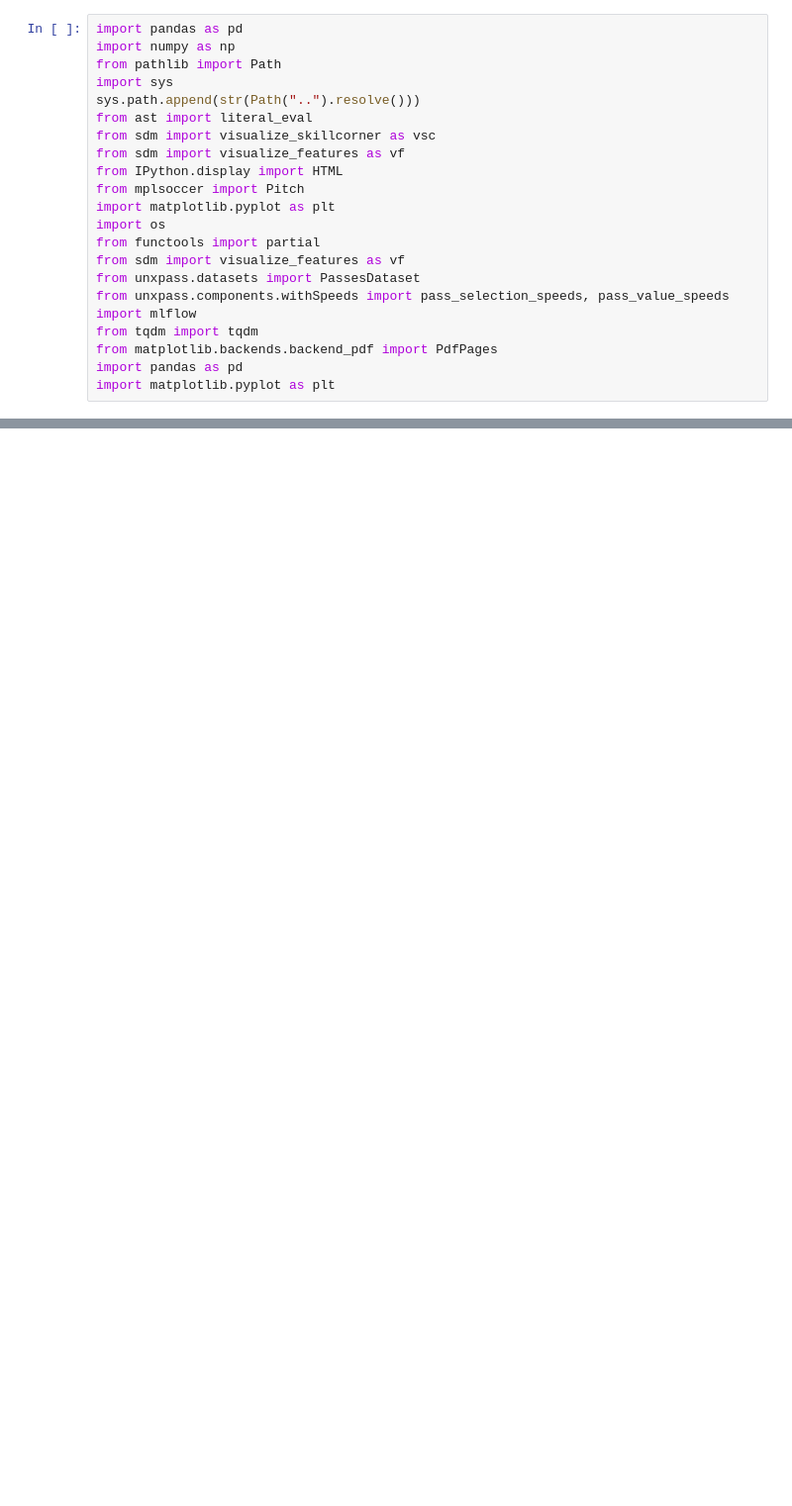
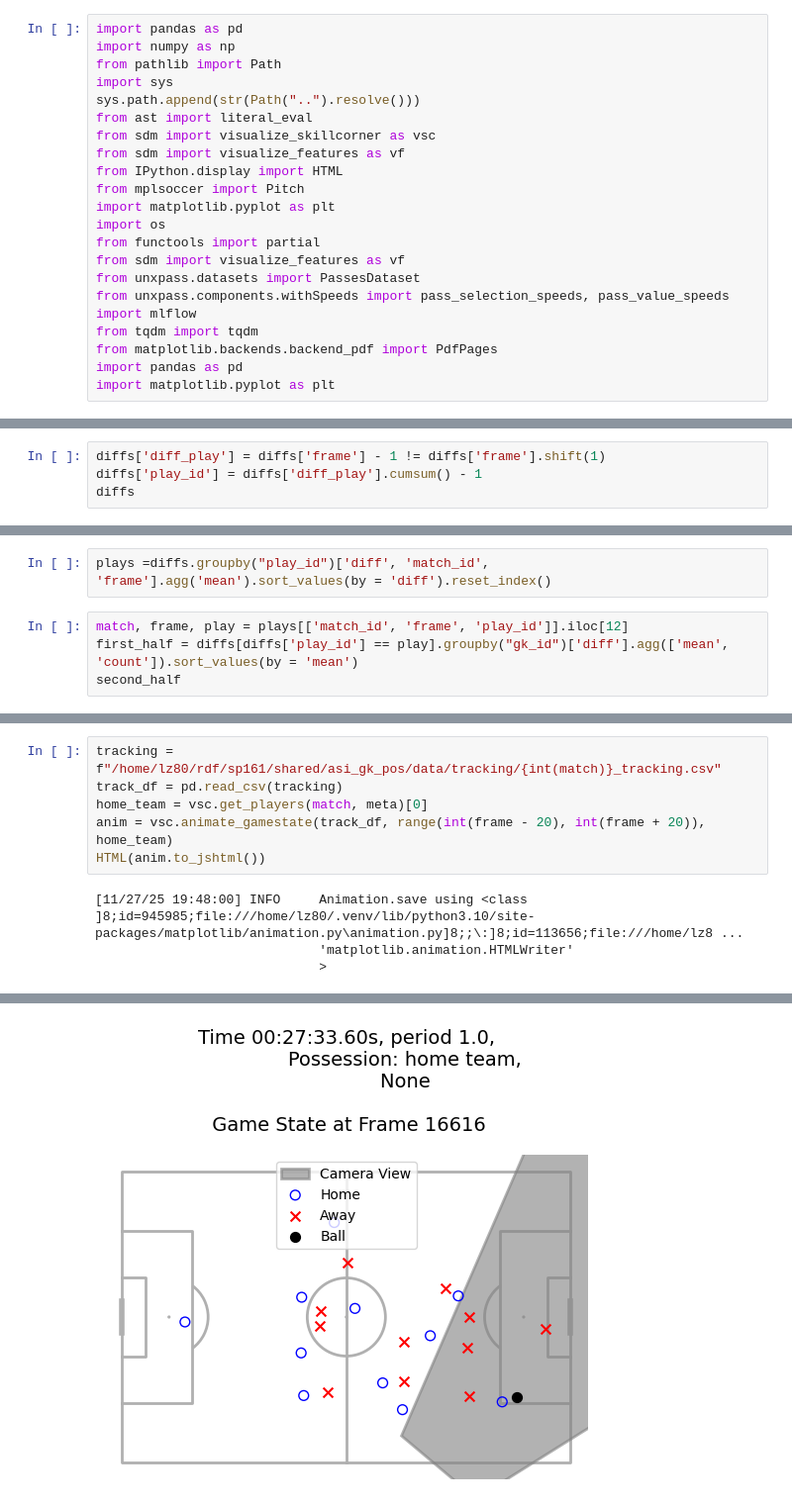
Before and after one commit to Lou-Zhou/asi_goalkeeper_positioning, a Jupyter notebook: notebooks/playground.ipynb, the cells around one changed output, grey strips where cells are left out. Shown at 99% size. Cells and saved outputs as stored; diff of their text form; blank space fills up the shorter version.

```diff
--- a/notebooks/playground.ipynb
+++ b/notebooks/playground.ipynb
@@ -590,0 +190,4 @@ vf.plot_from_features(idx, player_ff,ball_ff, surface = surface)
+# %%
+diffs['diff_play'] = diffs['frame'] - 1 != diffs['frame'].shift(1)
+diffs['play_id'] = diffs['diff_play'].cumsum() - 1
+diffs
@@ -590,0 +208,6 @@ vf.plot_from_features(idx, player_ff,ball_ff, surface = surface)
+# %%
+plays =diffs.groupby("play_id")['diff', 'match_id', 'frame'].agg('mean').sort_values(by = 'diff').reset_index()
+# %%
+match, frame, play = plays[['match_id', 'frame', 'play_id']].iloc[12]
+first_half = diffs[diffs['play_id'] == play].groupby("gk_id")['diff'].agg(['mean', 'count']).sort_values(by = 'mean')
+second_half
@@ -590,0 +232,10 @@ vf.plot_from_features(idx, player_ff,ball_ff, surface = surface)
+# %%
+tracking = f"/home/lz80/rdf/sp161/shared/asi_gk_pos/data/tracking/{int(match)}_tracking.csv"
+track_df = pd.read_csv(tracking)
+home_team = vsc.get_players(match, meta)[0]
+anim = vsc.animate_gamestate(track_df, range(int(frame - 20), int(frame + 20)), home_team)
+HTML(anim.to_jshtml())
+# %% [output]
+[11/27/25 19:48:00] INFO     Animation.save using <class       ]8;id=945985;file:///home/lz80/.venv/lib/python3.10/site-packages/matplotlib/animation.py\animation.py]8;;\:]8;id=113656;file:///home/lz8 ...
+                             'matplotlib.animation.HTMLWriter'
+                             >
@@ -590,0 +243 @@ vf.plot_from_features(idx, player_ff,ball_ff, surface = surface)
+[figure, added]
```
Also changed, not shown: parts of 35 cells of this notebook, 5 other files.
